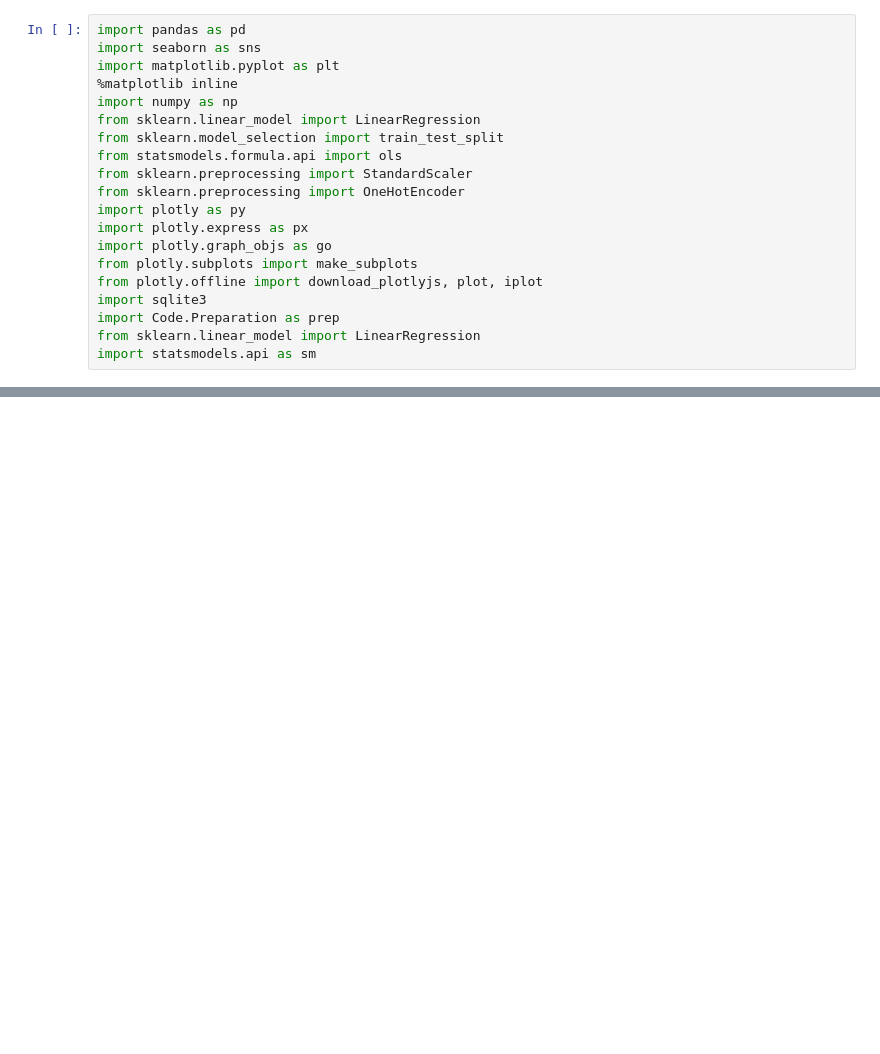
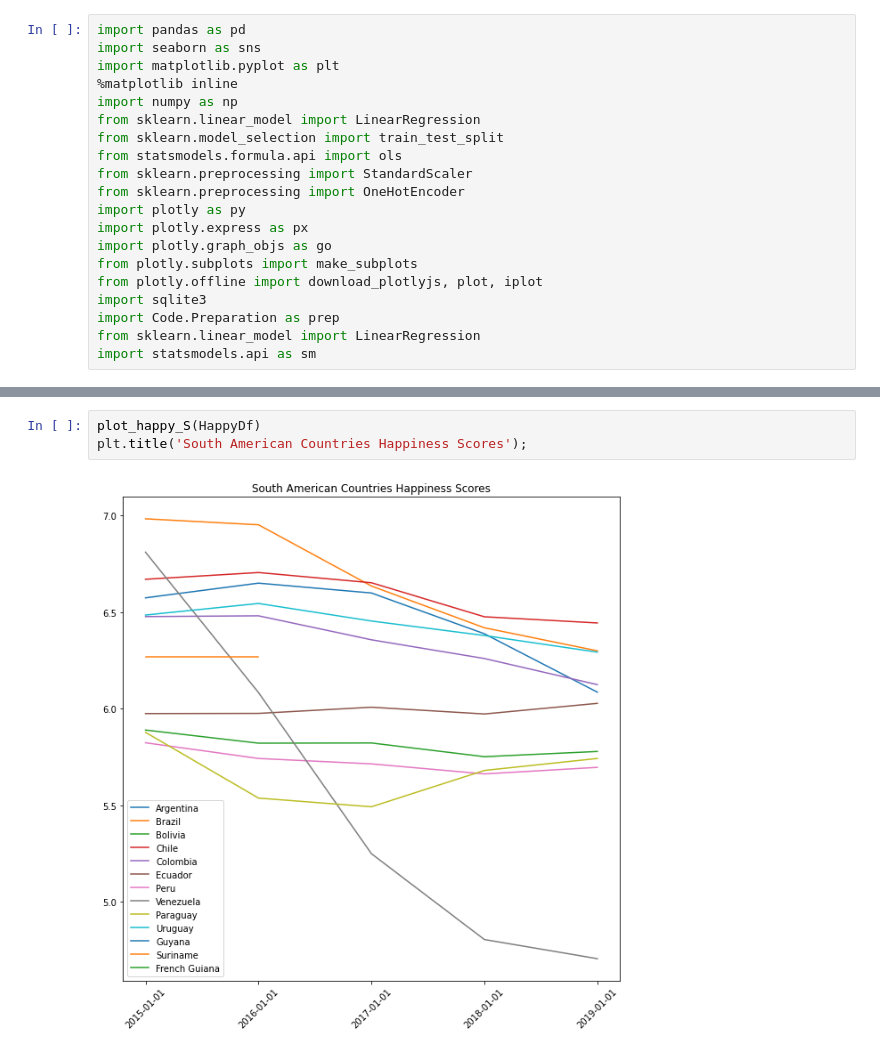
Before and after one commit to 281clo/World_Development_Mental_Health_Acquisition, a Jupyter notebook: Modeling.ipynb, the cells around one changed output, grey strips where cells are left out. Cells and saved outputs as stored; diff of their text form; blank space fills up the shorter version.

```diff
--- a/Modeling.ipynb
+++ b/Modeling.ipynb
@@ -74,0 +134,5 @@ iplot( w_map, validate=False)
+# %%
+plot_happy_S(HappyDf)
+plt.title('South American Countries Happiness Scores');
+# %% [output]
+[figure, added]
```
Also changed, not shown: parts of 17 cells of this notebook, 3 other files.
